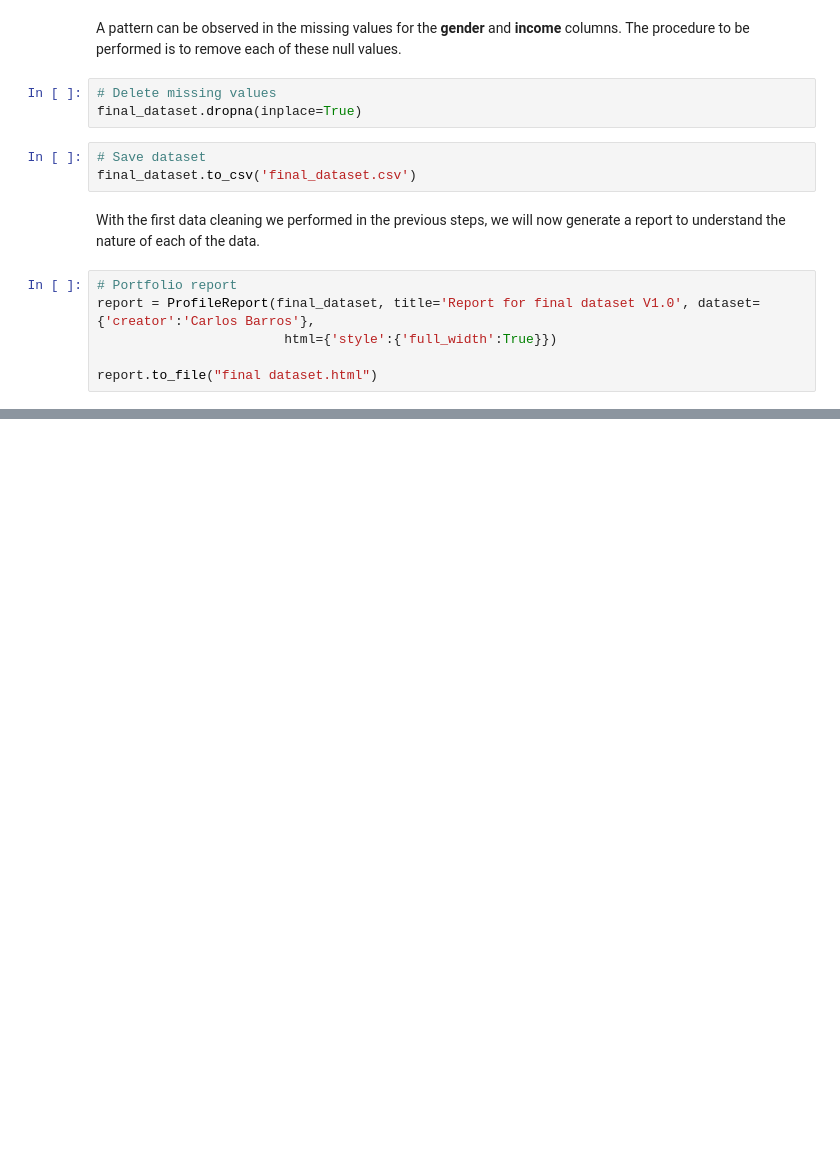
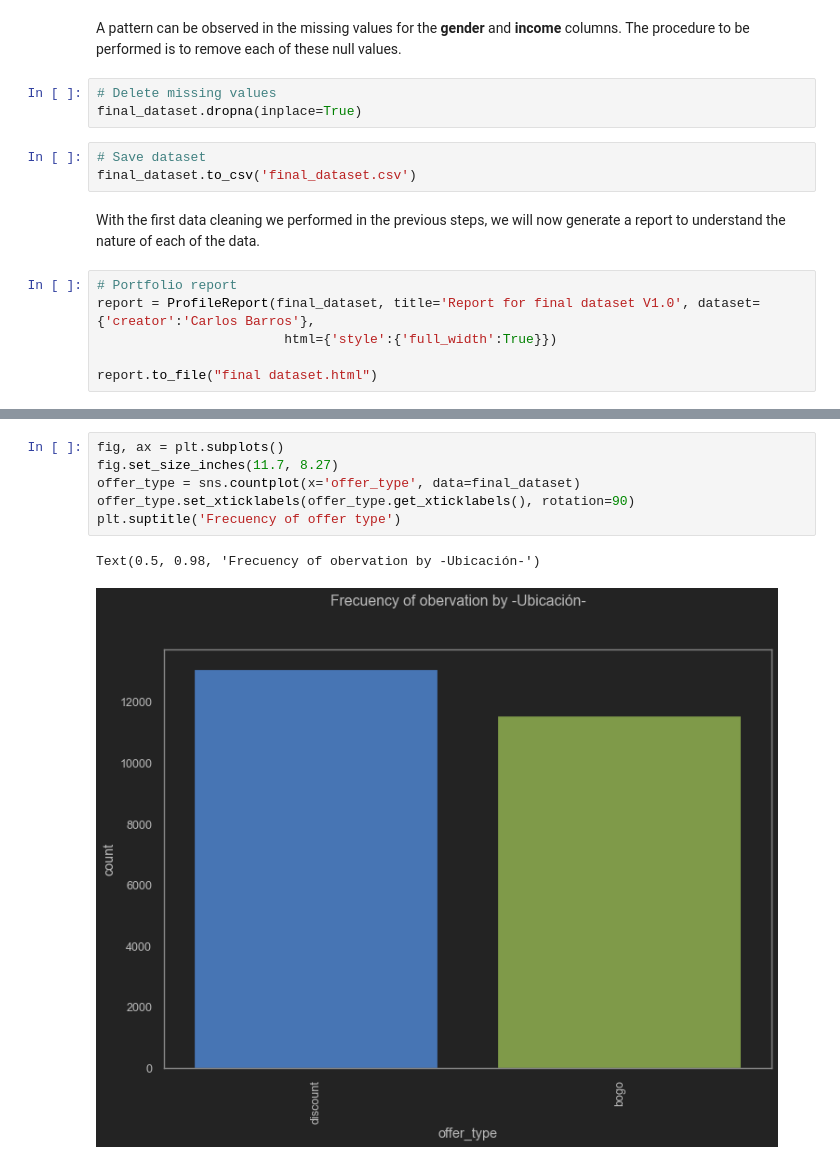
Before and after one commit to cbarros7/ml_engineer_nanodegree, a Jupyter notebook: capstone_project/Starbucks_Capstone_notebook.ipynb, the cells around one changed output, grey strips where cells are left out. Cells and saved outputs as stored; diff of their text form; blank space fills up the shorter version.

```diff
--- a/capstone_project/Starbucks_Capstone_notebook.ipynb
+++ b/capstone_project/Starbucks_Capstone_notebook.ipynb
@@ -391,0 +443,9 @@ Displaying negative correlations. Specify a negative "threshold" to limit the re
+# %%
+fig, ax = plt.subplots()
+fig.set_size_inches(11.7, 8.27)
+offer_type = sns.countplot(x='offer_type', data=final_dataset)
+offer_type.set_xticklabels(offer_type.get_xticklabels(), rotation=90)
+plt.suptitle('Frecuency of offer type')
+# %% [output]
+Text(0.5, 0.98, 'Frecuency of obervation by -Ubicación-')
+[figure, added]
```
Also changed, not shown: parts of 14 cells of this notebook.
